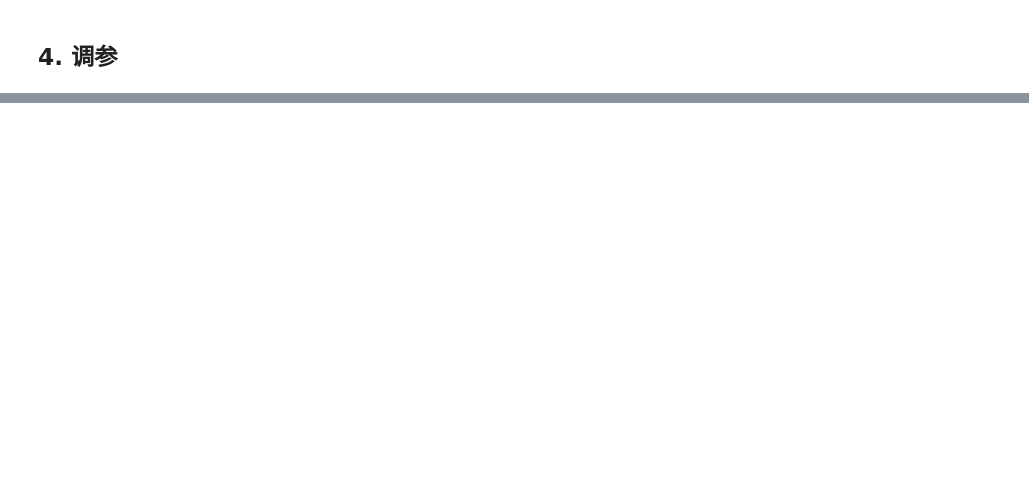
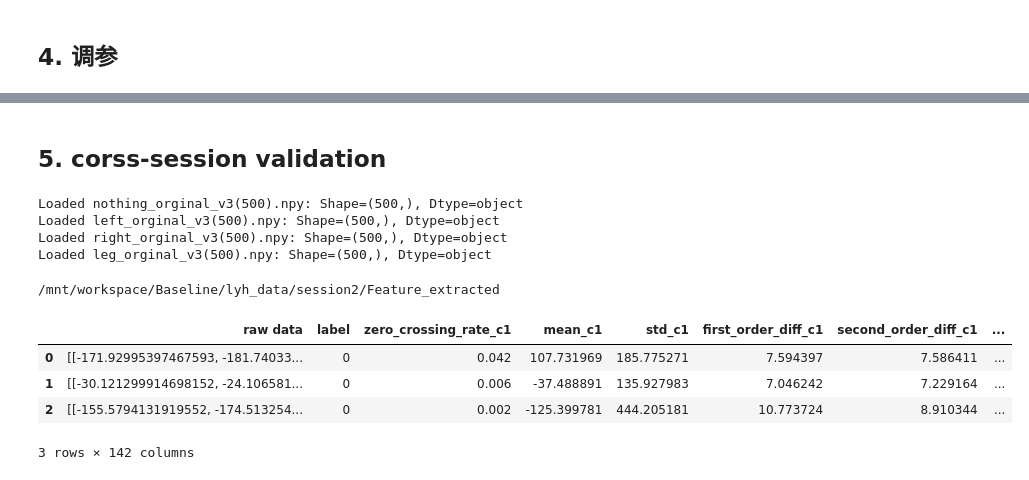
Before and after one commit to BCI-NJU/Baseline, a Jupyter notebook: tranditional_ml.ipynb, the cells around one changed output, grey strips where cells are left out. Drawn from its saved outputs; the diff is of its cells as text; code cells hidden in the pictures; blank space fills up the shorter version.

```diff
--- a/tranditional_ml.ipynb
+++ b/tranditional_ml.ipynb
@@ -210,5 +299,7 @@ print("滤波后 : ", x)
 # %%
-save_path = os.getcwd() + "/lyh_data/Preprocessed_data"
+save_path = os.getcwd() + "/lyh_data/session1/Preprocessed_data"
+if not os.path.exists(save_path):
+    os.makedirs(save_path)
 
 def pre_processing(data, save_path, butter_order = 2):
 
@@ -777,0 +968,54 @@ acc_train, acc_test
+# %% [markdown]
+## 5. corss-session validation
+# %%
+import pandas as pd
+from feature_engineering import *
+from load_lyh_data import *
+
+config_se2 = {
+    'fs_raw' : 250,  # 原始数据采样频率
+    'fs_down' : 125,  # 下采样频率
+    't_of_trial' : 4, # 一个trial的时间, 单位：s
+    'start': 2, # trial有效点起始index
+    'end': 2+1000, # trial有效点结尾index
+    'channel_index_list' : np.arange(2, 2+14),
+    'file_label_dict' : {
+        "nothing_orginal_v3(500).npy": 3,
+        "left_orginal_v3(500).npy": 0,
+        "right_orginal_v3(500).npy": 1,
+        "leg_orginal_v3(500).npy": 2,
+        }, # 字典类型, 为data_dict的key到label的映射
+    'n_Classes' : 4, #类别数目
+    'pre_preparation_save_path': '/mnt/workspace/Baseline/lyh_data/session2/Standard_input', # 预处理结果保存路径
+    'Bandpass_filter_params' : { 'lowcut' : 0.05, 'highcut' : 40, 'fs' : 125, 'order' : 2 }, # 带通滤波器参数
+    'Preprocessed_save_path' : "/mnt/workspace/Baseline/lyh_data/session2/Preprocessed_data",
+    'Feature_extracted_save_path' : '/mnt/workspace/Baseline/lyh_data/session2/Feature_extracted'
+}
+
+session2_path = os.getcwd() + "/lyh_data/session2/raw_data"
+selected_file_list = ["nothing_orginal_v3(500).npy", "left_orginal_v3(500).npy", \
+        "right_orginal_v3(500).npy", "leg_orginal_v3(500).npy"]
+raw_data_dict_se2 = read_folder_npy_data(session2_path, selected_file_list)
+# for key, value in raw_data_dict_se2.items():
+#     print(key, raw_data_dict_se2[key].shape)
+standard_input_data_list_se2 = pre_preparation(raw_data_dict_se2, config_se2)
+preprocessed_data_se2 = pre_processing(standard_input_data_list_se2, config_se2)
+dataset_np_se2 = np.array(preprocessed_data_se2)
+dataset_np_se2 = dataset_np_se2.reshape(-1, 14, 500)
+label_list_se2 = [0] * 500 + [1] * 500 + [2] * 500 + [3] * 500
+data_df_se2 = pd.DataFrame({'raw data': list(dataset_np_se2), 'label': label_list_se2})
+feature_extracting(data_df_se2, config_se2)
+# %% [output]
+Loaded nothing_orginal_v3(500).npy: Shape=(500,), Dtype=object
+Loaded left_orginal_v3(500).npy: Shape=(500,), Dtype=object
+Loaded right_orginal_v3(500).npy: Shape=(500,), Dtype=object
+Loaded leg_orginal_v3(500).npy: Shape=(500,), Dtype=object
+/mnt/workspace/Baseline/lyh_data/session2/Feature_extracted
+# %%
+data_df_se2.head(3)
+# %% [output]
+|  | raw data | label | zero_crossing_rate_c1 | mean_c1 | std_c1 | first_order_diff_c1 | second_order_diff_c1 | ... |
+| 0 | [[-171.92995397467593, -181.74033... | 0 | 0.042 | 107.731969 | 185.775271 | 7.594397 | 7.586411 | ... |
+| 1 | [[-30.121299914698152, -24.106581... | 0 | 0.006 | -37.488891 | 135.927983 | 7.046242 | 7.229164 | ... |
+| 2 | [[-155.5794131919552, -174.513254... | 0 | 0.002 | -125.399781 | 444.205181 | 10.773724 | 8.910344 | ... |
+3 rows × 142 columns
```
Also changed, not shown: parts of 60 cells of this notebook, 39 other files.
